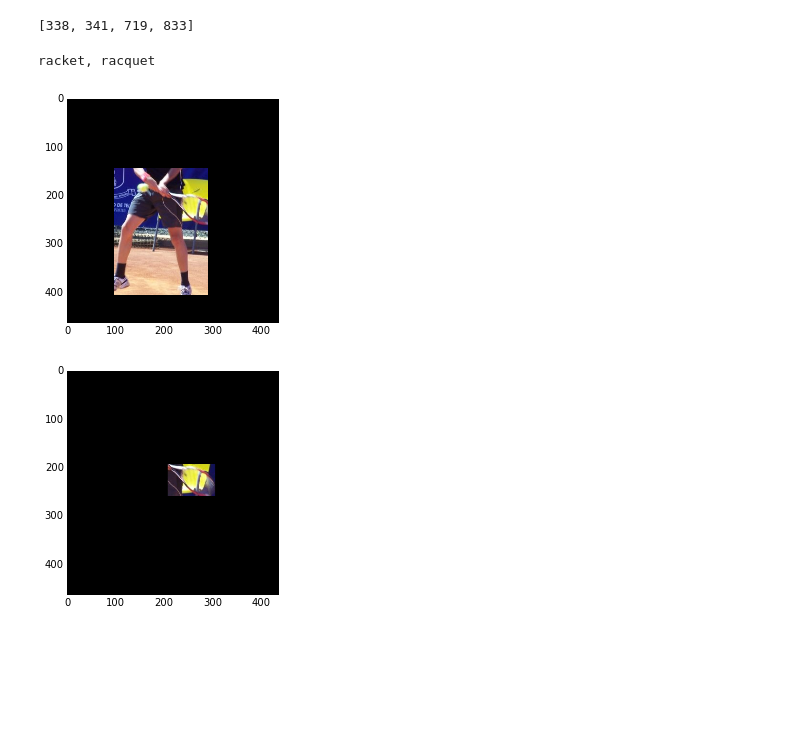
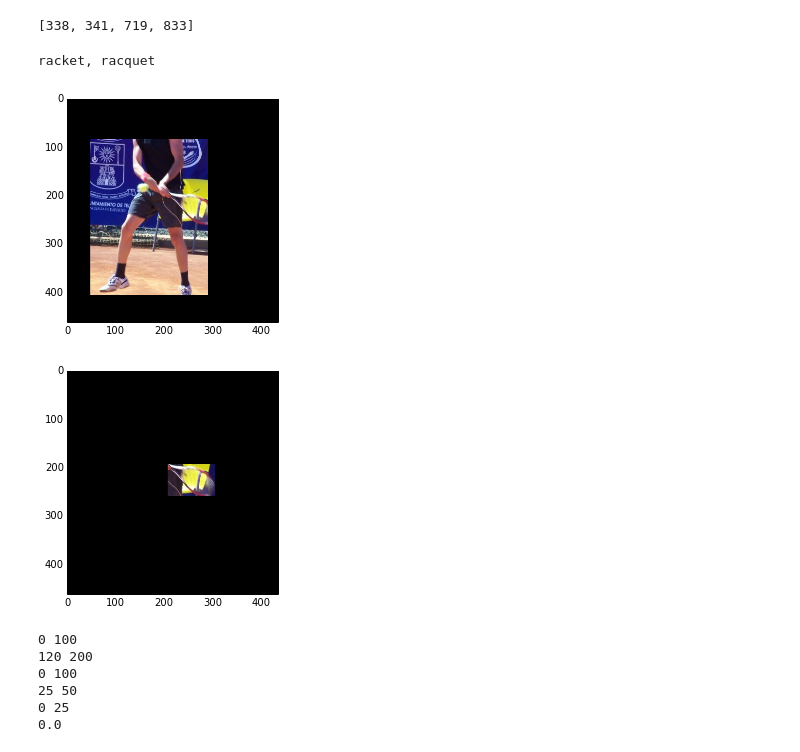
Before and after one commit to sdockal/FastObjectLocalization, a Jupyter notebook: Localization.ipynb, the cells around one changed output. Saved outputs shown, nothing was run; the diff lists cells and outputs as text; code cells hidden in the pictures; blank space fills up the shorter version.

Commit message:
Debugged Eval Precision

```diff
--- a/Localization.ipynb
+++ b/Localization.ipynb
@@ -162,19 +162,19 @@ import types
 # %%
 for ret in candidates[4:5]:
     class_wnid,imgid,class_idx,xmlidx,url,xmin,xmax,ymin,ymax = ret
     im = image_from_url(url)
     if type(im) == types.NoneType:
         print "Skip (%d,%d): %s : URL is bad."%(class_idx,xmlidx,imgid)
     else:
-        bbox_coords = bbox(im,model,class_no=class_idx,n_neurons = 1)
+        bbox_coords = bbox(im,model,class_no=class_idx,n_neurons = 5)
         print(CLASSES[class_idx])
         #Visualize the Box on the original image
         visualize(im, bbox_coords)
         plt.figure()
         visualize(im, (xmin,xmax,ymin,ymax))
 # %% [output]
 racket, racquet
-[figure, old version]
+[figure, new version]
 [figure]
 # %%
 import urllib2, os, tempfile
@@ -197,3 +197,13 @@ def image_from_url(url):
     print 'HTTP Error: ', e.code, url
   except Error as e:
     print 'Some Error: ', e.code, url
+# %%
+from library.localization import *
+print eval_precision((0,100,0,100), (120,200,25,50))
+# %% [output]
+0 100
+120 200
+0 100
+25 50
+0 25
+0.0
```
Also changed, not shown: 1 other file.
